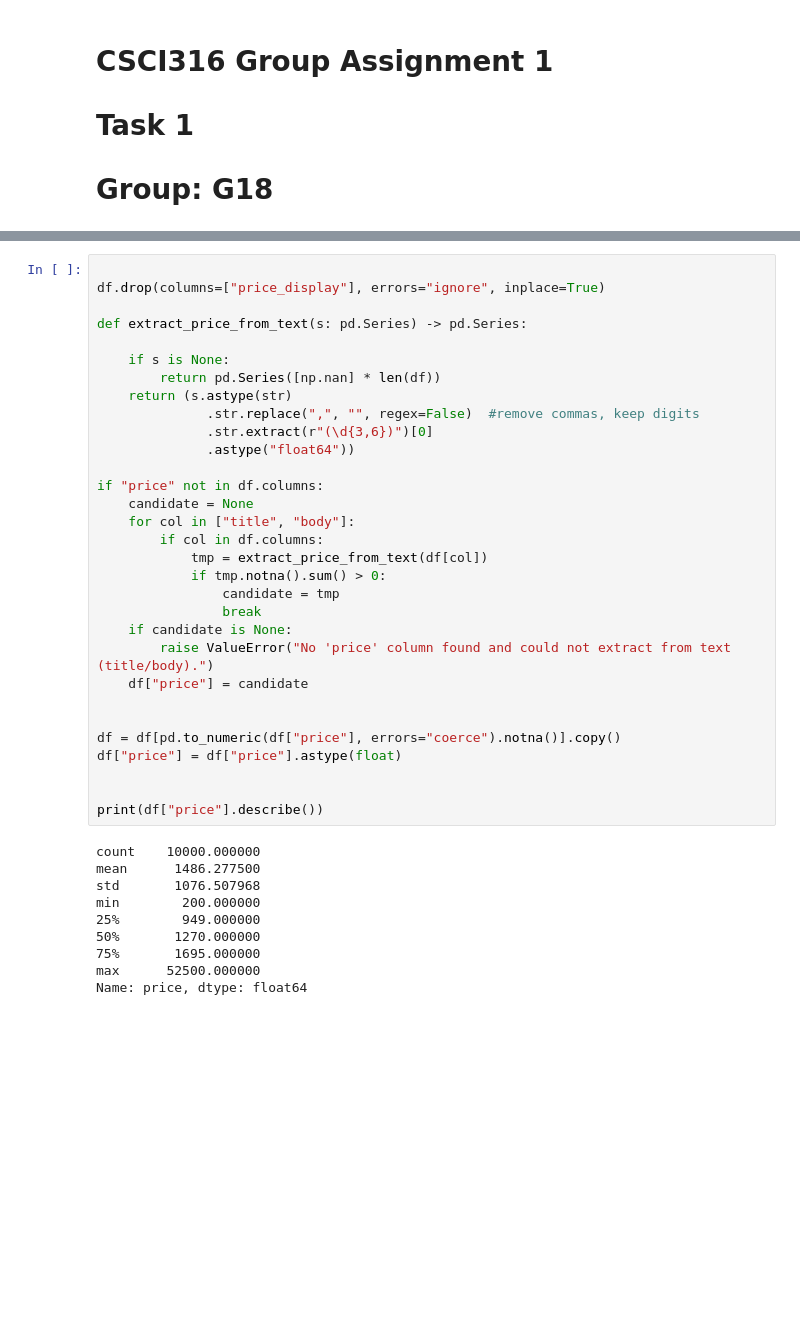
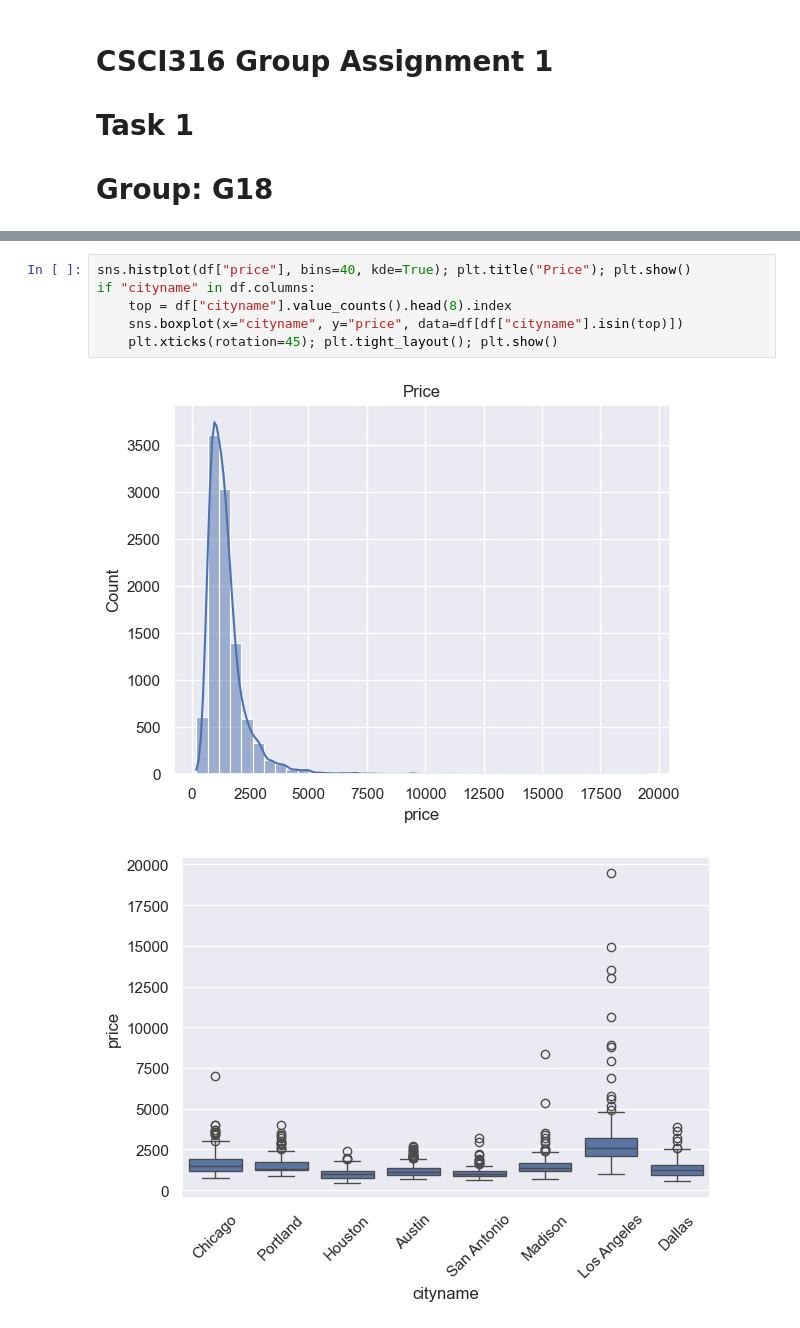
Before and after one commit to beatricemailum/CSCI316_GroupAssignment, a Jupyter notebook: CSCI316_G18_Task1.ipynb, the cells around one changed output, grey strips where cells are left out. Drawn from its saved outputs; the diff is of its cells as text; blank space fills up the shorter version.

```diff
--- a/CSCI316_G18_Task1.ipynb
+++ b/CSCI316_G18_Task1.ipynb
@@ -70,42 +65,10 @@ df.head()
 # %%
-
-df.drop(columns=["price_display"], errors="ignore", inplace=True)
-
-def extract_price_from_text(s: pd.Series) -> pd.Series:
-
-    if s is None:
-        return pd.Series([np.nan] * len(df))
-    return (s.astype(str)
-              .str.replace(",", "", regex=False)  #remove commas, keep digits
-              .str.extract(r"(\d{3,6})")[0]
-              .astype("float64"))
-
-if "price" not in df.columns:
-    candidate = None
-    for col in ["title", "body"]:
-        if col in df.columns:
-            tmp = extract_price_from_text(df[col])
-            if tmp.notna().sum() > 0:
-                candidate = tmp
-                break
-    if candidate is None:
-        raise ValueError("No 'price' column found and could not extract from text (title/body).")
-    df["price"] = candidate
-
-
-df = df[pd.to_numeric(df["price"], errors="coerce").notna()].copy()
-df["price"] = df["price"].astype(float)
-
-
-print(df["price"].describe())
+sns.histplot(df["price"], bins=40, kde=True); plt.title("Price"); plt.show()
+if "cityname" in df.columns:
+    top = df["cityname"].value_counts().head(8).index
+    sns.boxplot(x="cityname", y="price", data=df[df["cityname"].isin(top)])
+    plt.xticks(rotation=45); plt.tight_layout(); plt.show()
 # %% [output]
-count    10000.000000
-mean      1486.277500
-std       1076.507968
-min        200.000000
-25%        949.000000
-50%       1270.000000
-75%       1695.000000
-max      52500.000000
-Name: price, dtype: float64
+[figure, added]
+[figure, added]
 # %%
```
Also changed, not shown: parts of 8 cells of this notebook.
